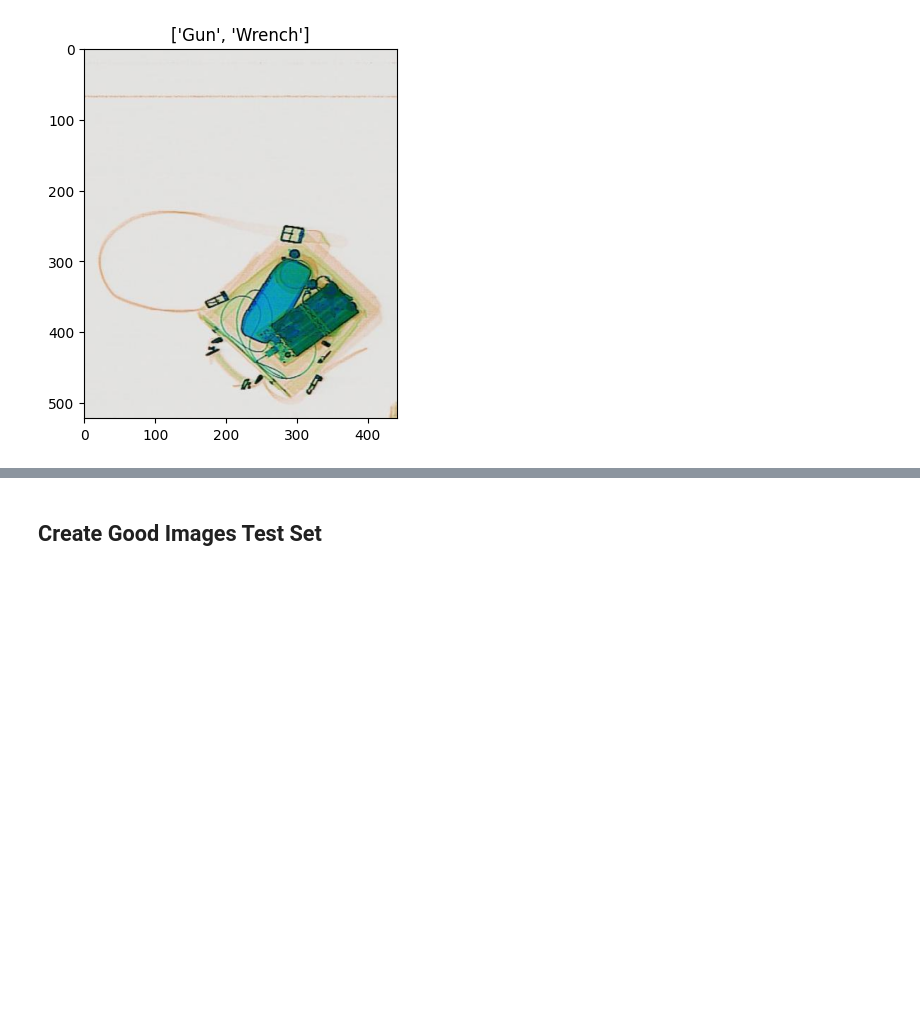
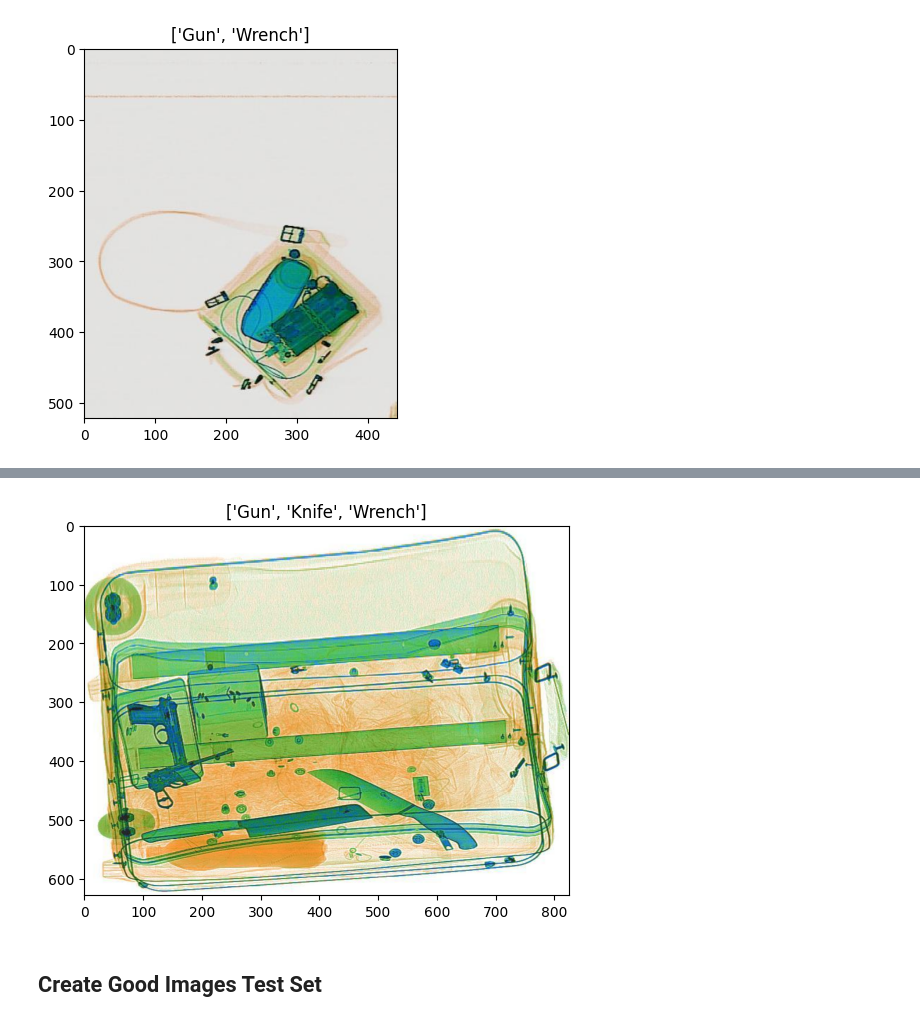
Before and after one commit to Eli-Goldberg/did-fullstack, a Jupyter notebook: backend/app/Run_All_Predictions.ipynb, the cells around one changed output, grey strips where cells are left out. Drawn from its saved outputs; the diff is of its cells as text; code cells hidden in the pictures; blank space fills up the shorter version.

```diff
--- a/backend/app/Run_All_Predictions.ipynb
+++ b/backend/app/Run_All_Predictions.ipynb
@@ -130,22 +104,21 @@ Scissors: [[0.]]
 import matplotlib.image as mpimg
 import numpy as np
 import matplotlib.pyplot as plt
-
 from urllib import request
 from PIL import Image
 from io import BytesIO
 
 
 s3_url = "https://eli-did-assets.s3.amazonaws.com/dataset/JPEGImage"
-image_id = "N1040644"
+image_id = "P02483"
 source_url = f'{s3_url}/{image_id}.jpg'
 
 # test_image = '/Users/elig/tmp/test_images/No_Weapon/N1040644.jpg'
-test_image = '~/tmp/N1040644.jpg'
+# test_image = '~/tmp/N1040644.jpg'
 predicted_classes = []
 
-test = BytesIO(request.urlopen(source_url).read())
-test = load_img(test, target_size=(300, 300))
+bytes = BytesIO(request.urlopen(source_url).read())
+test = load_img(bytes, target_size=(300, 300))
 test = np.expand_dims(test, axis=0)
 for class_name in models_dict.keys():
 
@@ -159,13 +132,8 @@ for class_name in models_dict.keys():
 if len(predicted_classes) == 0:
   predicted_classes.append('No weapon')
 print(predicted_classes)
-# img = mpimg.imread(test_image)
-# imgplot = plt.imshow(np.array(Image.open(request.urlopen(test_image))))
-# plt.title(f'{predicted_classes}')
-# plt.show()
 
-# img = mpimg.imread(test_image2)
-# imgplot = plt.imshow(img)
-# plt.title(f'{predicted_classes}')
-# plt.show()
+imgplot = plt.imshow(Image.open(bytes))
+plt.title(f'{predicted_classes}')
+plt.show()
 # %% [output]
@@ -183,3 +151,4 @@ Scissors: [[0.]]
+[figure, added]
 # %% [markdown]
 ## **Create Good Images Test Set**
 # %%
```
Also changed, not shown: parts of 3 cells of this notebook, 1 other file.
